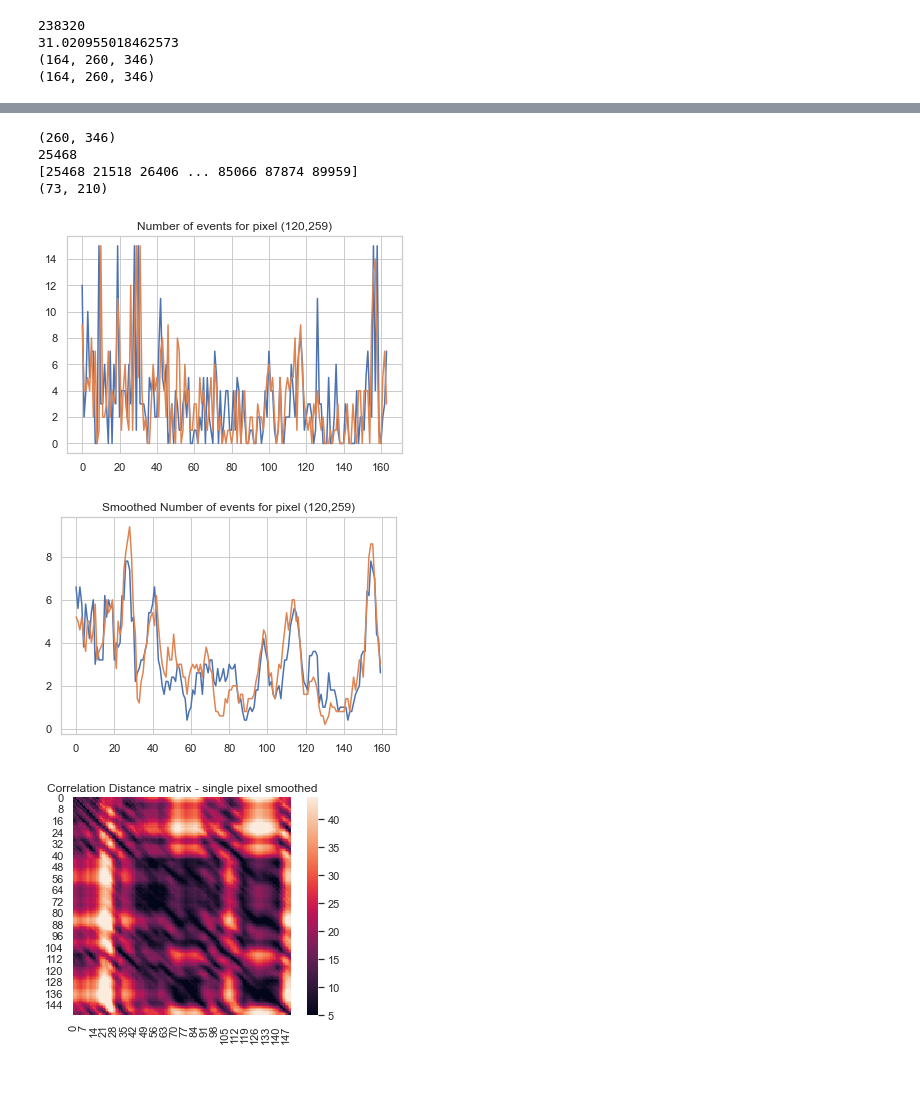
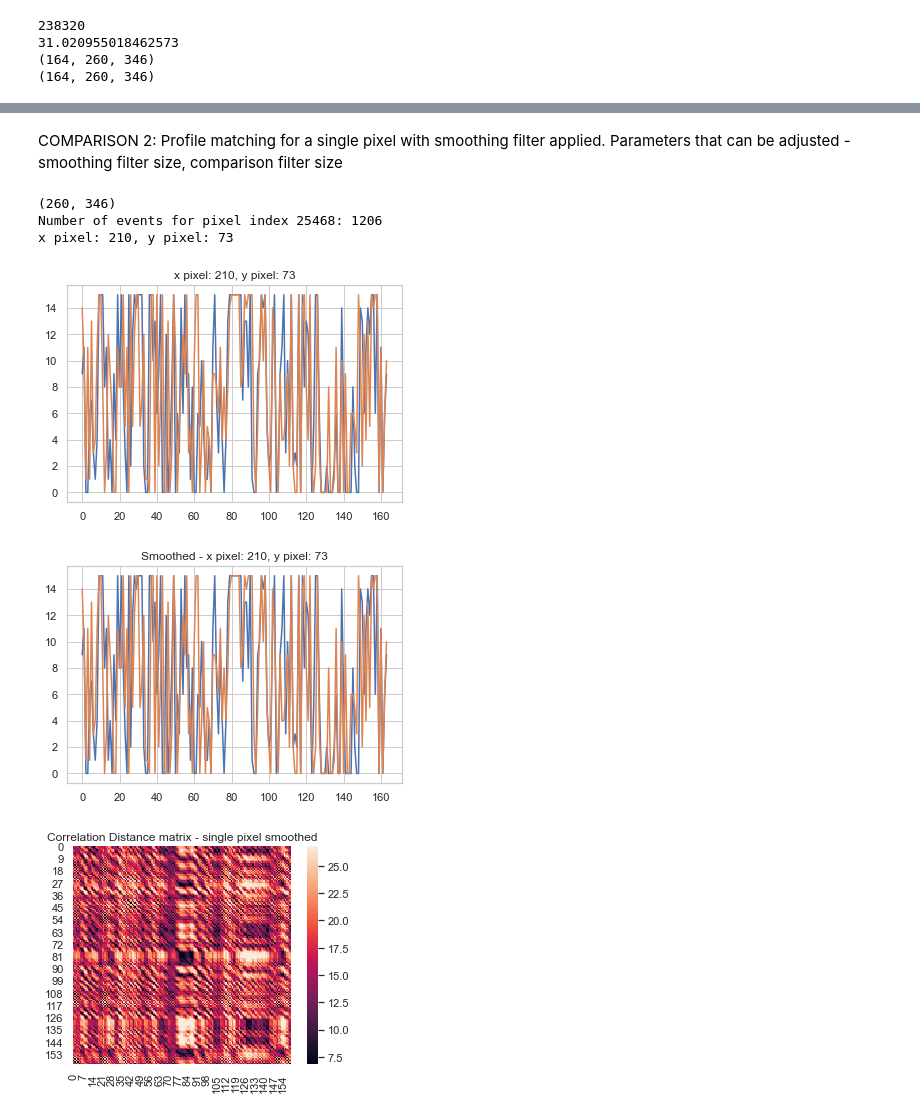
Before and after one commit to rblac5/Event_VPR, a Jupyter notebook: EventVPR_ProfileMatching.ipynb, the cells around one changed output, grey strips where cells are left out. Drawn from its saved outputs; the diff is of its cells as text; code cells hidden in the pictures; blank space fills up the shorter version.

```diff
--- a/EventVPR_ProfileMatching.ipynb
+++ b/EventVPR_ProfileMatching.ipynb
@@ -44,7 +42,7 @@ def moving_average(a, n) :
     ret[n:] = ret[n:] - ret[:-n]
     return ret[n - 1:] / n
 
-def apply_filter(ref, qry, filter_size, method):
+def apply_filter(ref, qry, filter_size, method, domain = "time"):
     dmat = np.zeros((len(ref)-filter_size+1,len(ref)-filter_size+1))
 
     for filter_ind in np.arange(len(ref)-filter_size+1):
@@ -55,7 +53,15 @@ def apply_filter(ref, qry, filter_size, method):
             corr_test = np.copy(corr_diff)
 
             for idx in np.arange(len(corr_diff)):
-                corr_diff[idx] = np.sum(np.abs(ref[idx:idx+filter_size] - filter))
+                ref_subseq = ref[idx:idx+filter_size]
+
+                if domain == "freq":
+                    ref_subseq = np.fft.fft(ref_subseq)
+                    filter = np.fft.fft(filter)
+
+                # corr_diff[idx] = np.sum(np.abs(ref_subseq - filter))
+                corr_diff[idx] = np.linalg.norm(ref_subseq - filter)
+
                 # corr_test[idx] = np.sum((ref[idx:idx+filter_size] * filter))
 
             corr_diff_norm = corr_diff / np.max(corr_diff)
@@ -139,44 +159,58 @@ sns.heatmap(event_means[0], robust=True, square=True, cbar=True)
 [figure]
 [figure]
+# %% [markdown]
+COMPARISON 2: Profile matching for a single pixel with smoothing filter applied. Parameters that can be adjusted - smoothing filter size, comparison filter size
 # %%
+pixel_index = 0
+smoothing_filter = 1
+comparison_filter = 5
+comparison_technique = "diff" #diff could either be L2 or L1 norm
+
 print(event_means[0].shape)
-print(np.argmax(event_means[0])) #index of pixel with most events
-print(np.argsort(event_means[0], axis = None)[::-1]) #pixel indices sorted in order of most pixels to least
-print(np.unravel_index(np.argmax(event_means[0]), event_means[0].shape)) #coordinates of pixel with most events
+# print(np.argmax(event_means[0])) #index of pixel with most events
+# print(np.argsort(event_means[0], axis = None)[::-1]) #pixel indices sorted in order of most pixels to least
+# print(np.unravel_index(np.argmax(event_means[0]), event_means[0].shape)) #coordinates of pixel with most events
 
 top_pixels = np.argsort(event_means[0], axis = None)[::-1]
+pixel = np.unravel_index(top_pixels[pixel_index], event_means[0].shape)
+test_pixel_x = pixel[1]
+test_pixel_y = pixel[0]
 
-test_pixel_x = 120
-test_pixel_y = 259
+ref_smoothed = moving_average(event_frames_thresh[0][:, test_pixel_y, test_pixel_x], smoothing_filter)
+qry_smoothed = moving_average(event_frames_thresh[1][:, test_pixel_y, test_pixel_x], smoothing_filter)
+dMat_single_pix = apply_filter(ref_smoothed, qry_smoothed, comparison_filter, comparison_technique)
+
+
+
+print('Number of events for pixel index ' +str(top_pixels[pixel_index]) + ": "+ str(np.sum((event_frame_total[:, test_pixel_y, test_pixel_x]))))
+print('x pixel: ' + str(test_pixel_x) + ', y pixel: ' + str(test_pixel_y))
 # Single pixel
 plt.figure()
-plt.title('Number of events for pixel (' + str(test_pixel_x) + ',' + str(test_pixel_y) + ')')
+plt.title('x pixel: ' + str(test_pixel_x) + ', y pixel: ' + str(test_pixel_y))
 for event_frame_total in event_frames_thresh:
-    plt.plot(np.arange(len(event_frame_total)), event_frame_total[:, test_pixel_x, test_pixel_y])
+    plt.plot(np.arange(len(event_frame_total)), event_frame_total[:, test_pixel_y, test_pixel_x])
     # print(event_frame_total.shape)
 
 plt.figure()
-plt.title('Smoothed Number of events for pixel (' + str(test_pixel_x) + ',' + str(test_pixel_y) + ')')
-smoothing_filter = 5
+plt.title('Smoothed - x pixel: ' + str(test_pixel_x) + ', y pixel: ' + str(test_pixel_y))
+
 for event_frame_total in event_frames_thresh:
-    plt.plot(np.arange(len(event_frame_total)-smoothing_filter+1), moving_average(event_frame_total[:, test_pixel_x, test_pixel_y], smoothing_filter))
+    plt.plot(np.arange(len(event_frame_total)-smoothing_filter+1), moving_average(event_frame_total[:, test_pixel_y, test_pixel_x], smoothing_filter))
     # print(event_frame_total.shape)
 
-ref_smoothed = moving_average(event_frames_thresh[0][:, test_pixel_x, test_pixel_y], smoothing_filter)
-qry_smoothed = moving_average(event_frames_thresh[1][:, test_pixel_x, test_pixel_y], smoothing_filter)
-dMat_single_pix = apply_filter(ref_smoothed, qry_smoothed, 10, 'diff')
-
+# dMat_single_pix[dMat_single_pix > 500] = 500
 plt.figure()
 sns.heatmap(dMat_single_pix, robust=True, square=True, cbar=True)
 _ = plt.title('Correlation Distance matrix - single pixel smoothed')
+
+np.savez("Results/dMat_pixel_x" + str(test_pixel_x) + "_y" + str(test_pixel_y) + ".npz", dMat_single_pix = dMat_single_pix)
 # %% [output]
 (260, 346)
-25468
-[25468 21518 26406 ... 85066 87874 89959]
-(73, 210)
+Number of events for pixel index 25468: 1206
+x pixel: 210, y pixel: 73
-[figure, old version]
+[figure, new version]
-[figure, old version]
+[figure, new version]
-[figure, old version]
+[figure, new version]
 # %%
 a = np.arange(10)
 f = np.arange(3)
```
Also changed, not shown: parts of 14 cells of this notebook, 5 other files.
